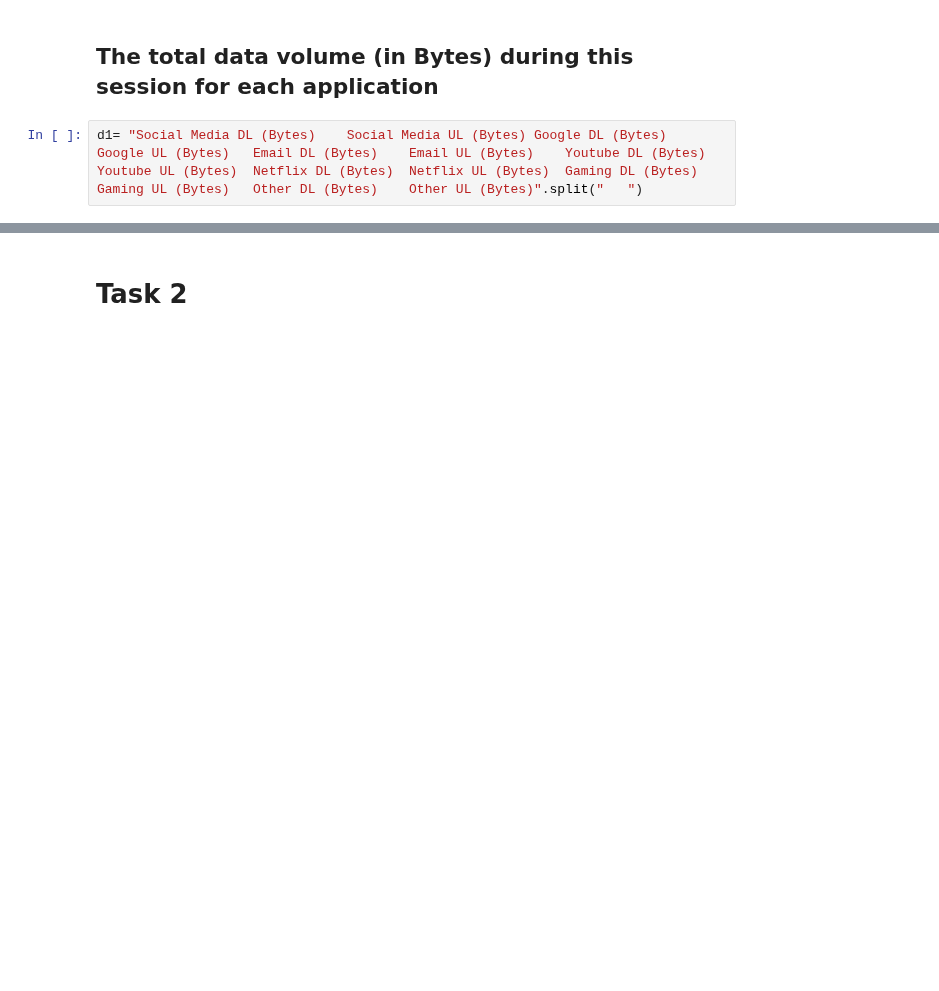
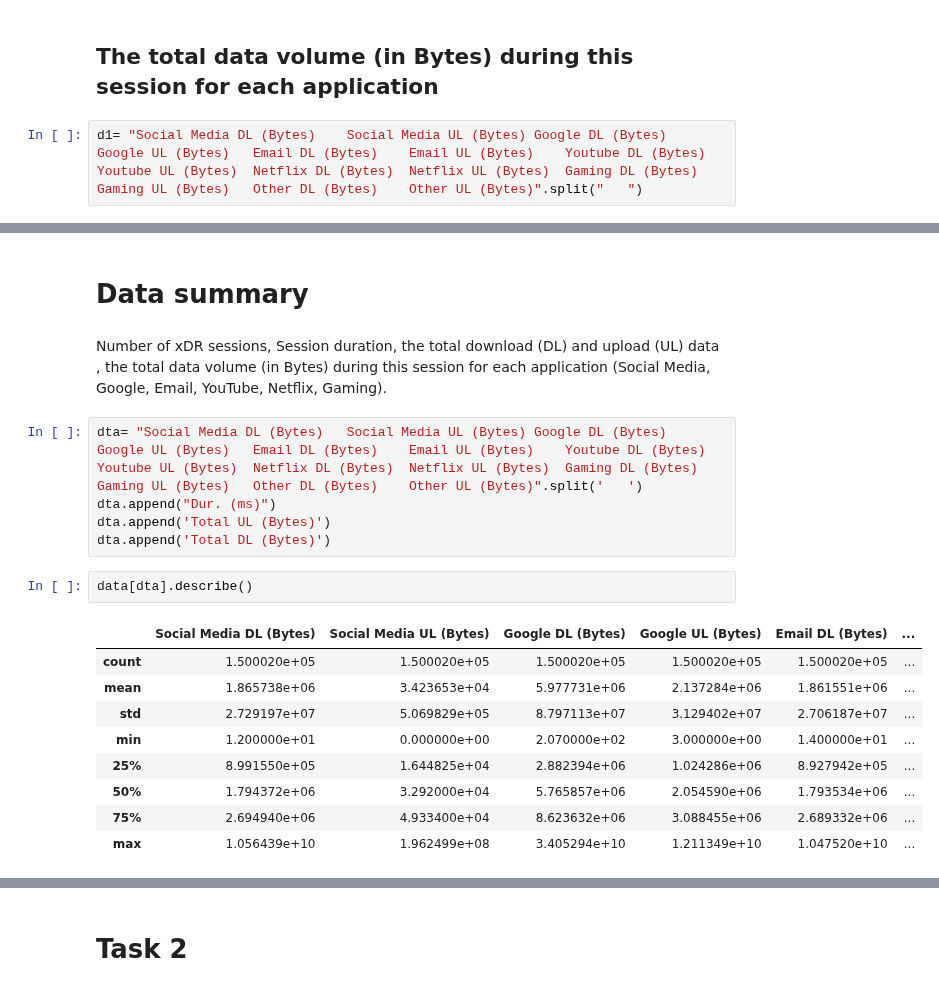
Before and after one commit to comsavvy/Data-analysis-for-business, a Jupyter notebook: Data analysis1.ipynb, the cells around one changed output, grey strips where cells are left out. Saved outputs shown, nothing was run; the diff lists cells and outputs as text; blank space fills up the shorter version.

```diff
--- a/Data analysis1.ipynb
+++ b/Data analysis1.ipynb
@@ -216,0 +222,21 @@ plt.legend(loc= "lower right")
+# %% [markdown]
+# Data summary
+# %% [markdown]
+Number of xDR sessions,  Session duration,  the total download (DL) and upload (UL) data , the total data volume (in Bytes) during this session for each application (Social Media, Google, Email, YouTube, Netflix, Gaming).
+# %%
+dta= "Social Media DL (Bytes)	Social Media UL (Bytes)	Google DL (Bytes)	Google UL (Bytes)	Email DL (Bytes)	Email UL (Bytes)	Youtube DL (Bytes)	Youtube UL (Bytes)	Netflix DL (Bytes)	Netflix UL (Bytes)	Gaming DL (Bytes)	Gaming UL (Bytes)	Other DL (Bytes)	Other UL (Bytes)".split('	')
+dta.append("Dur. (ms)")
+dta.append('Total UL (Bytes)')
+dta.append('Total DL (Bytes)')
+# %%
+data[dta].describe()
+# %% [output]
+|  | Social Media DL (Bytes) | Social Media UL (Bytes) | Google DL (Bytes) | Google UL (Bytes) | Email DL (Bytes) | ... |
+| count | 1.500020e+05 | 1.500020e+05 | 1.500020e+05 | 1.500020e+05 | 1.500020e+05 | ... |
+| mean | 1.865738e+06 | 3.423653e+04 | 5.977731e+06 | 2.137284e+06 | 1.861551e+06 | ... |
+| std | 2.729197e+07 | 5.069829e+05 | 8.797113e+07 | 3.129402e+07 | 2.706187e+07 | ... |
+| min | 1.200000e+01 | 0.000000e+00 | 2.070000e+02 | 3.000000e+00 | 1.400000e+01 | ... |
+| 25% | 8.991550e+05 | 1.644825e+04 | 2.882394e+06 | 1.024286e+06 | 8.927942e+05 | ... |
+| 50% | 1.794372e+06 | 3.292000e+04 | 5.765857e+06 | 2.054590e+06 | 1.793534e+06 | ... |
+| 75% | 2.694940e+06 | 4.933400e+04 | 8.623632e+06 | 3.088455e+06 | 2.689332e+06 | ... |
+| max | 1.056439e+10 | 1.962499e+08 | 3.405294e+10 | 1.211349e+10 | 1.047520e+10 | ... |
```
Also changed, not shown: parts of 10 cells of this notebook, 1 other file.
